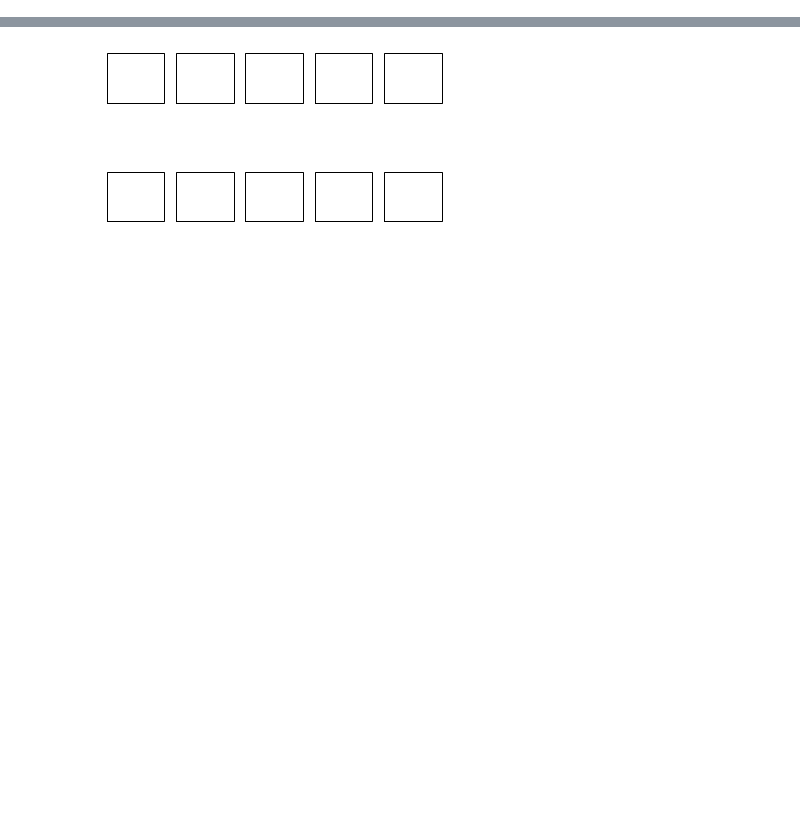
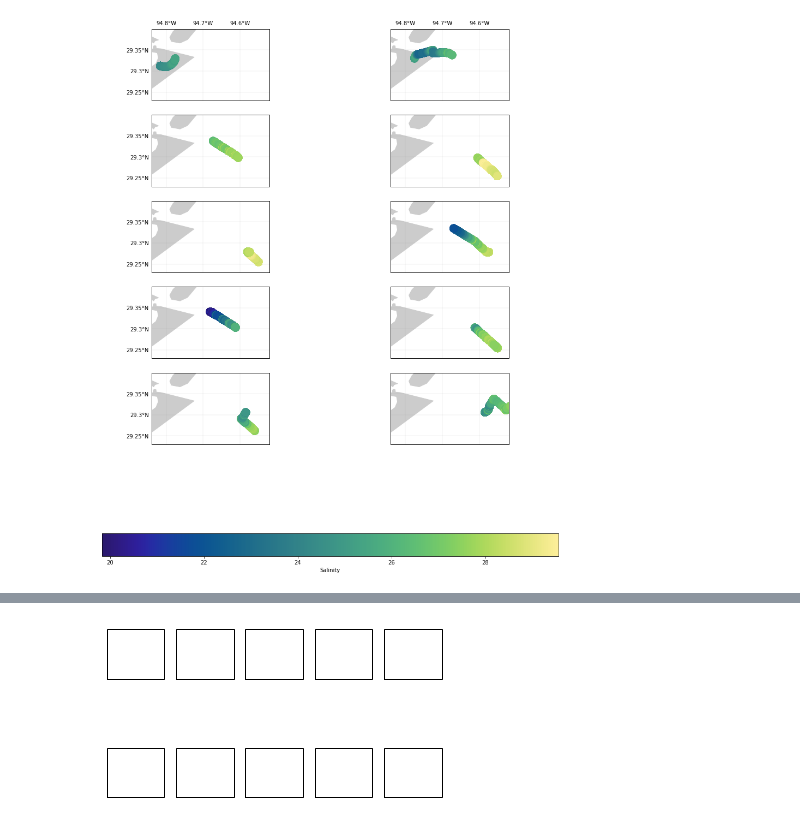
Before and after one commit to shelleyculver/rapid, a Jupyter notebook: scs/salinity.ipynb, the cells around one changed output, grey strips where cells are left out. Cells and saved outputs as stored; diff of their text form; code cells hidden in the pictures; blank space fills up the shorter version.

Commit message:
updated plots for loop ebb

```diff
--- a/scs/salinity.ipynb
+++ b/scs/salinity.ipynb
@@ -54,0 +55,36 @@ cb.set_label('Salinity')
+# %%
+fig, axes = plt.subplots(nrows = 5, ncols = 2,subplot_kw = dict(projection = merc), figsize = (15,20))
+dstartoverall = pd.Timestamp('2018-3-25 05:30')
+plt.subplots_adjust(wspace = .1) #adjust this for maximum plot space
+vmin = df['Thermosalinograph-Data-Salinity'][dstartoverall : dstartoverall + pd.Timedelta('10 hour')].min()
+vmax = df['Thermosalinograph-Data-Salinity'][dstartoverall : dstartoverall + pd.Timedelta('10 hour')].max()
+
+for i,ax in enumerate(axes.flatten()):
+    ax.set_extent([-94.84, -94.52, 29.23, 29.4], pc)
+    gl = ax.gridlines(linewidth = 0.2, color = 'gray', alpha = 0.5, linestyle = '-', draw_labels = True)
+    gl.xformatter = LONGITUDE_FORMATTER
+    gl.yformatter = LATITUDE_FORMATTER
+    gl.xlocator = mpl.ticker.FixedLocator(np.arange(-100, -70, .1))
+    gl.ylocator = mpl.ticker.FixedLocator(np.arange(10, 40, .05))
+    gl.xlabels_bottom = False
+    gl.ylabels_right = False
+    ax.add_feature(land_10m, facecolor = '0.8')
+    ax.set_facecolor('0.8')
+
+    dstart = dstartoverall + i*pd.Timedelta('1 hour')
+    dend = dstart + pd.Timedelta('1 hour')
+
+    if i >= 2:
+        gl.xlabels_top = False
+
+    if i in [1, 3, 5, 7, 9] :
+        gl.ylabels_left = False
+
+    mappable = ax.scatter(df['ADU800-GGA-Lon'][dstart:dend], df['ADU800-GGA-Lat'][dstart:dend], c=df['Thermosalinograph-Data-Salinity'][dstart:dend], s=200, cmap=cmo.haline, transform=pc, zorder=10, vmin = vmin, vmax = vmax)
+cb = fig.colorbar(mappable, orientation = 'horizontal', ax=axes.ravel().tolist())
+cb.set_label('Salinity')
+
+
+fig.savefig('test.png')
+# %% [output]
+[figure, added]
```
Also changed, not shown: parts of 8 cells of this notebook.
